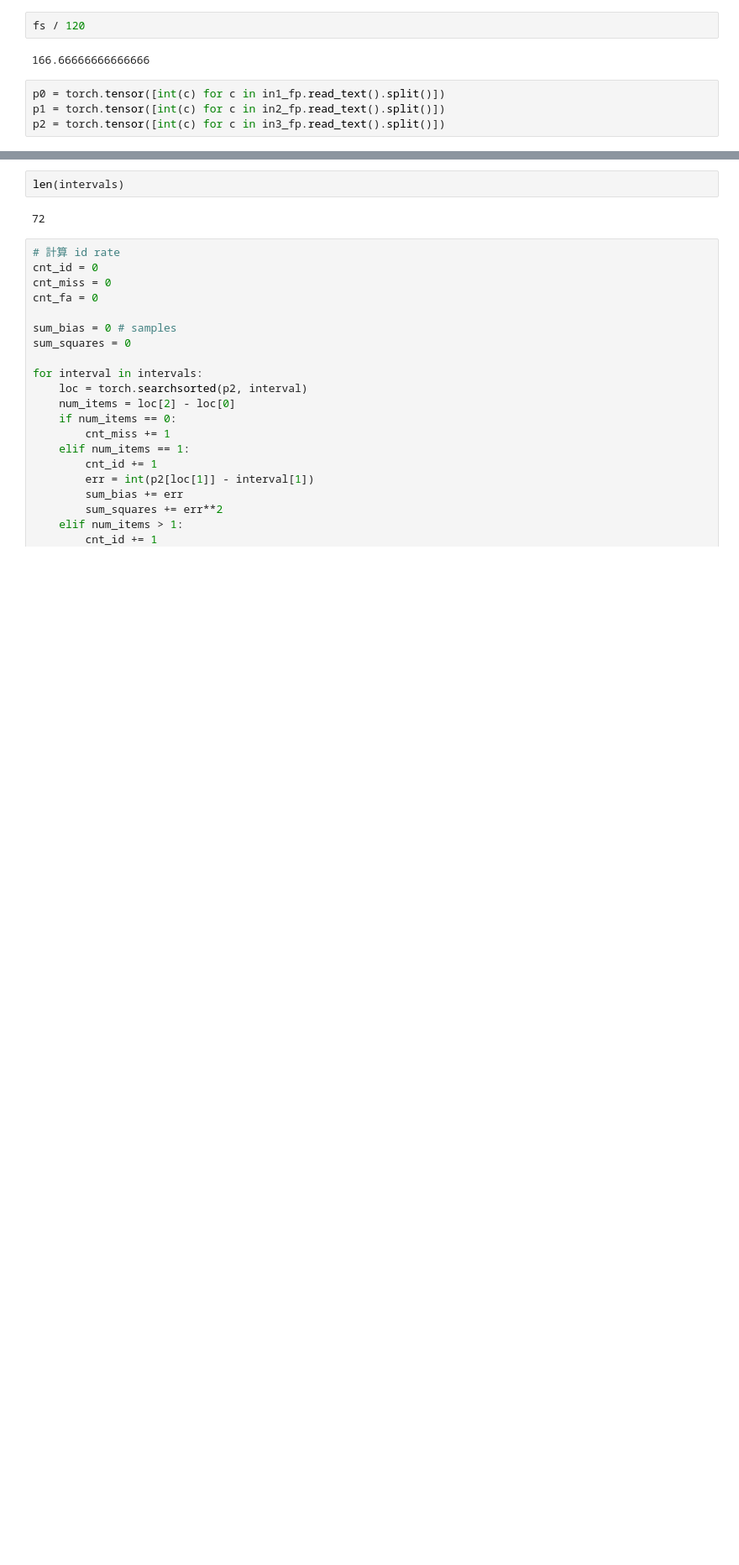
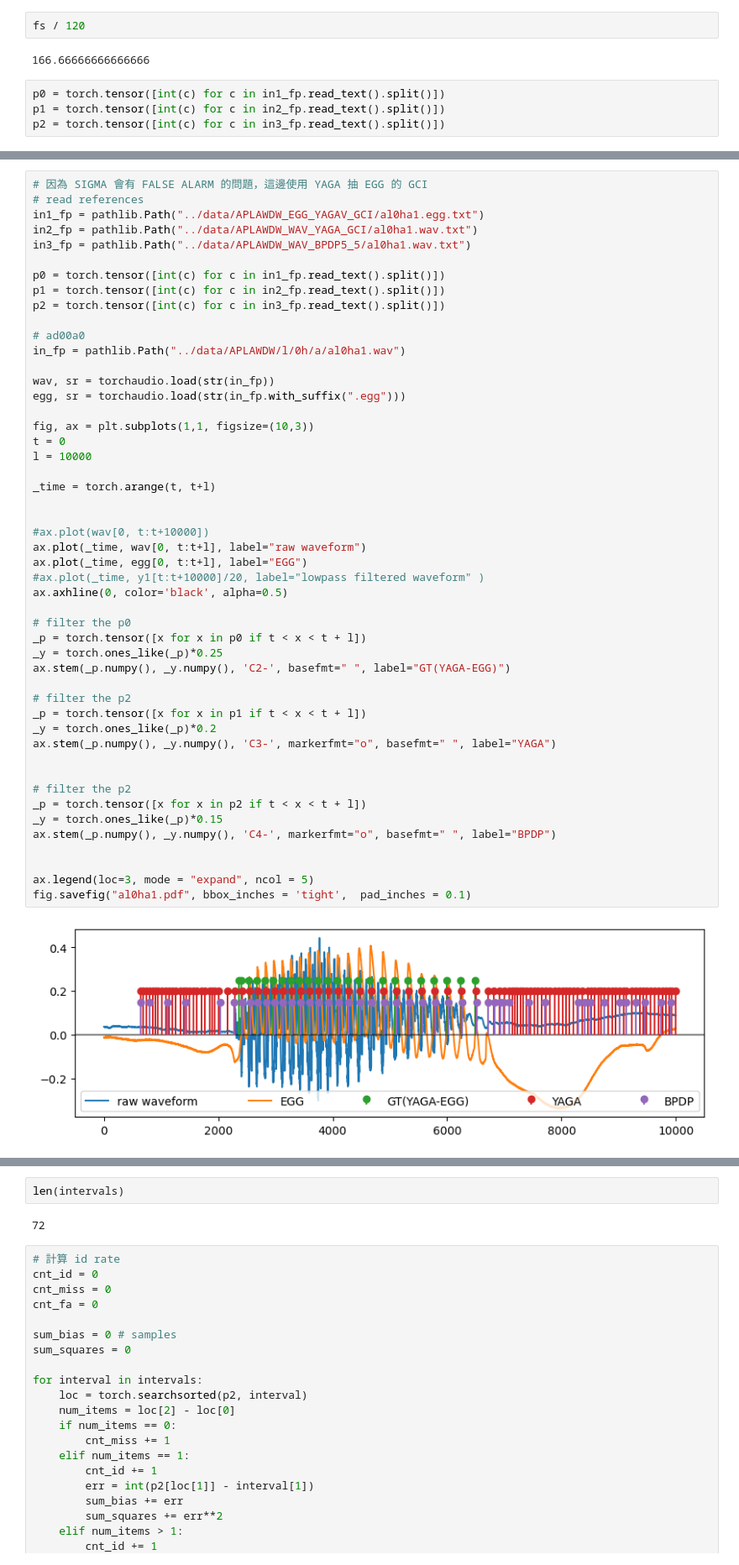
Before and after one commit to orz-orz-orz-orz/BPDP, a Jupyter notebook: notebooks/Metric.ipynb, the cells around one changed output, grey strips where cells are left out. Shown: that part at 84% size. Saved outputs shown, nothing was run; the diff lists cells and outputs as text; blank space fills up the shorter version.

```diff
--- a/notebooks/Metric.ipynb
+++ b/notebooks/Metric.ipynb
@@ -57,0 +83,51 @@ ax.legend()
+# %%
+# 因為 SIGMA 會有 FALSE ALARM 的問題，這邊使用 YAGA 抽 EGG 的 GCI
+# read references
+in1_fp = pathlib.Path("../data/APLAWDW_EGG_YAGAV_GCI/al0ha1.egg.txt")
+in2_fp = pathlib.Path("../data/APLAWDW_WAV_YAGA_GCI/al0ha1.wav.txt")
+in3_fp = pathlib.Path("../data/APLAWDW_WAV_BPDP5_5/al0ha1.wav.txt")
+
+p0 = torch.tensor([int(c) for c in in1_fp.read_text().split()])
+p1 = torch.tensor([int(c) for c in in2_fp.read_text().split()])
+p2 = torch.tensor([int(c) for c in in3_fp.read_text().split()])
+
+# ad00a0
+in_fp = pathlib.Path("../data/APLAWDW/l/0h/a/al0ha1.wav")
+
+wav, sr = torchaudio.load(str(in_fp))
+egg, sr = torchaudio.load(str(in_fp.with_suffix(".egg")))
+
+fig, ax = plt.subplots(1,1, figsize=(10,3))
+t = 0
+l = 10000
+
+_time = torch.arange(t, t+l)
+
+
+#ax.plot(wav[0, t:t+10000])
+ax.plot(_time, wav[0, t:t+l], label="raw waveform")
+ax.plot(_time, egg[0, t:t+l], label="EGG")
+#ax.plot(_time, y1[t:t+10000]/20, label="lowpass filtered waveform" )
+ax.axhline(0, color='black', alpha=0.5)
+
+# filter the p0
+_p = torch.tensor([x for x in p0 if t < x < t + l])
+_y = torch.ones_like(_p)*0.25
+ax.stem(_p.numpy(), _y.numpy(), 'C2-', basefmt=" ", label="GT(YAGA-EGG)")
+
+# filter the p2
+_p = torch.tensor([x for x in p1 if t < x < t + l])
+_y = torch.ones_like(_p)*0.2
+ax.stem(_p.numpy(), _y.numpy(), 'C3-', markerfmt="o", basefmt=" ", label="YAGA")
+
+
+# filter the p2
+_p = torch.tensor([x for x in p2 if t < x < t + l])
+_y = torch.ones_like(_p)*0.15
+ax.stem(_p.numpy(), _y.numpy(), 'C4-', markerfmt="o", basefmt=" ", label="BPDP")
+
+
+ax.legend(loc=3, mode = "expand", ncol = 5)
+fig.savefig("al0ha1.pdf", bbox_inches = 'tight',  pad_inches = 0.1)
+# %% [output]
+[figure, added]
```
Also changed, not shown: parts of 8 cells of this notebook, 3 other files.
